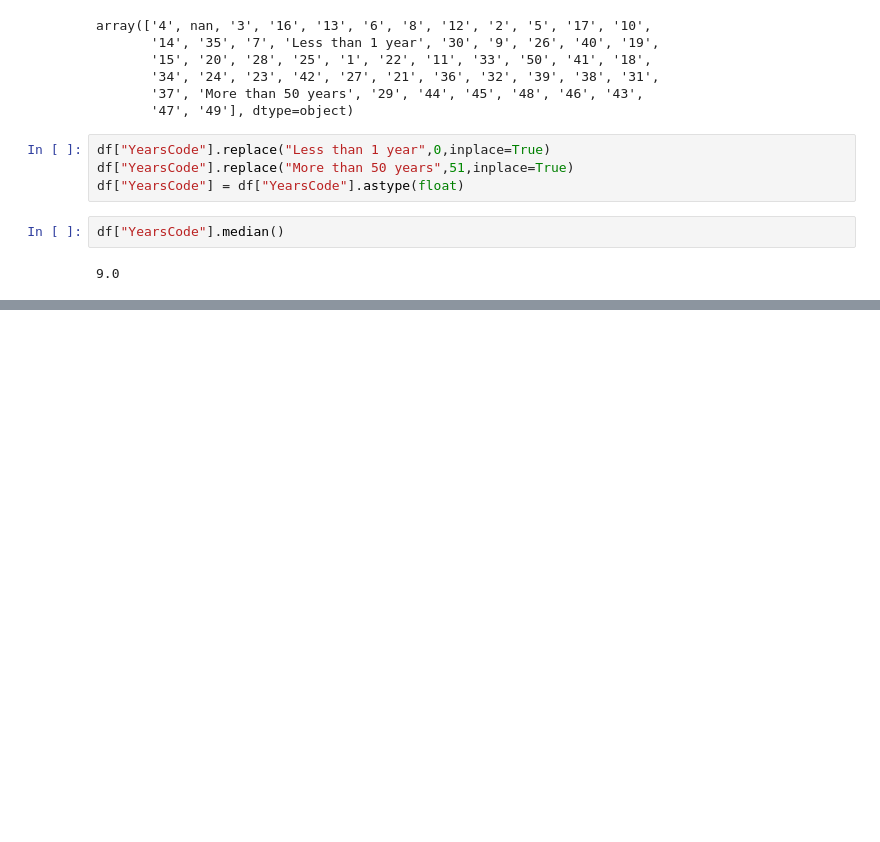
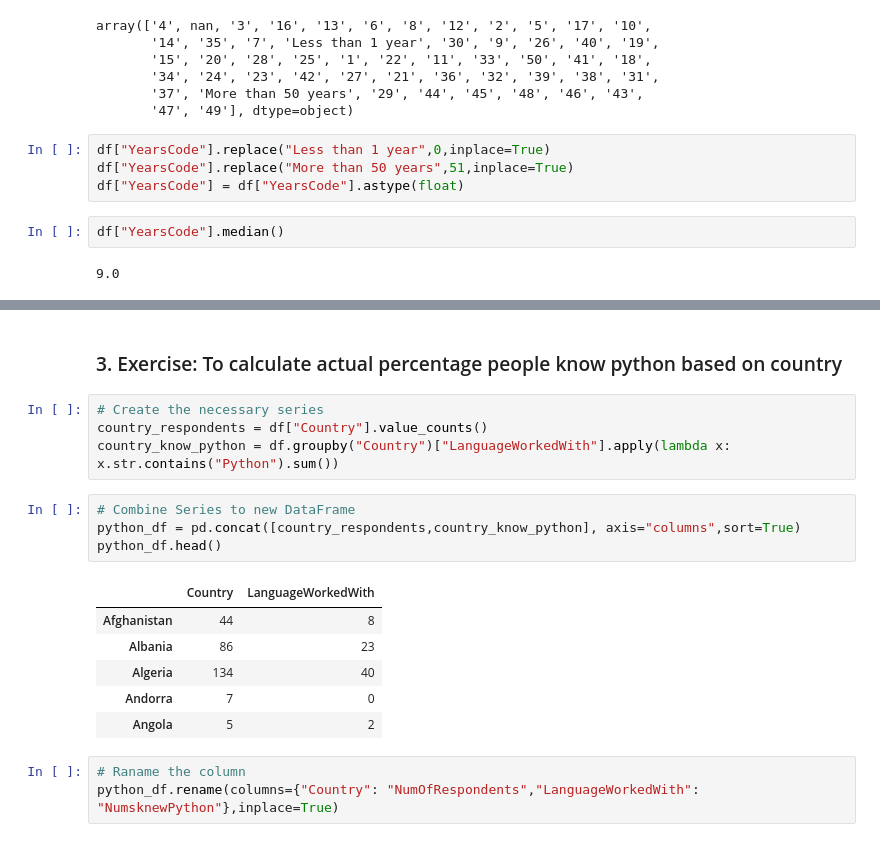
Before and after one commit to justaplan/stack_overflow_survey_analysis, a Jupyter notebook: stack_overflow_survey.ipynb, the cells around one changed output, grey strips where cells are left out. Cells and saved outputs as stored; diff of their text form; blank space fills up the shorter version.

```diff
--- a/stack_overflow_survey.ipynb
+++ b/stack_overflow_survey.ipynb
@@ -185,0 +232,20 @@ df["YearsCode"].median()
+# %% [markdown]
+<h3>3. Exercise: To calculate actual percentage people know python based on country</h3>
+# %%
+# Create the necessary series
+country_respondents = df["Country"].value_counts()
+country_know_python = df.groupby("Country")["LanguageWorkedWith"].apply(lambda x: x.str.contains("Python").sum())
+# %%
+# Combine Series to new DataFrame
+python_df = pd.concat([country_respondents,country_know_python], axis="columns",sort=True)
+python_df.head()
+# %% [output]
+|  | Country | LanguageWorkedWith |
+| Afghanistan | 44 | 8 |
+| Albania | 86 | 23 |
+| Algeria | 134 | 40 |
+| Andorra | 7 | 0 |
+| Angola | 5 | 2 |
+# %%
+# Raname the column
+python_df.rename(columns={"Country": "NumOfRespondents","LanguageWorkedWith": "NumsknewPython"},inplace=True)
```
Also changed, not shown: parts of 11 cells of this notebook.
